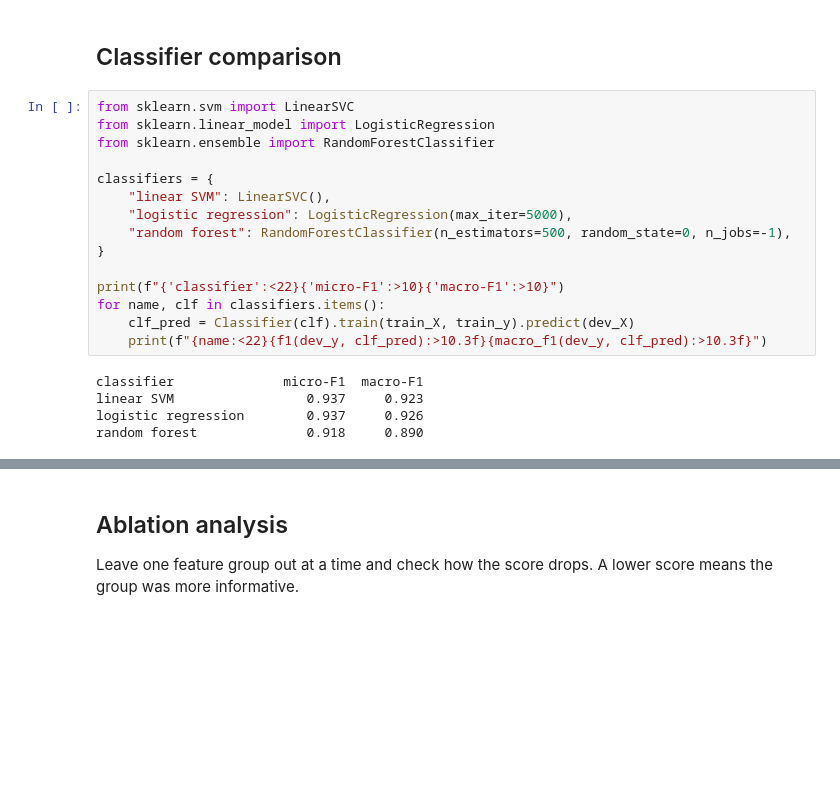
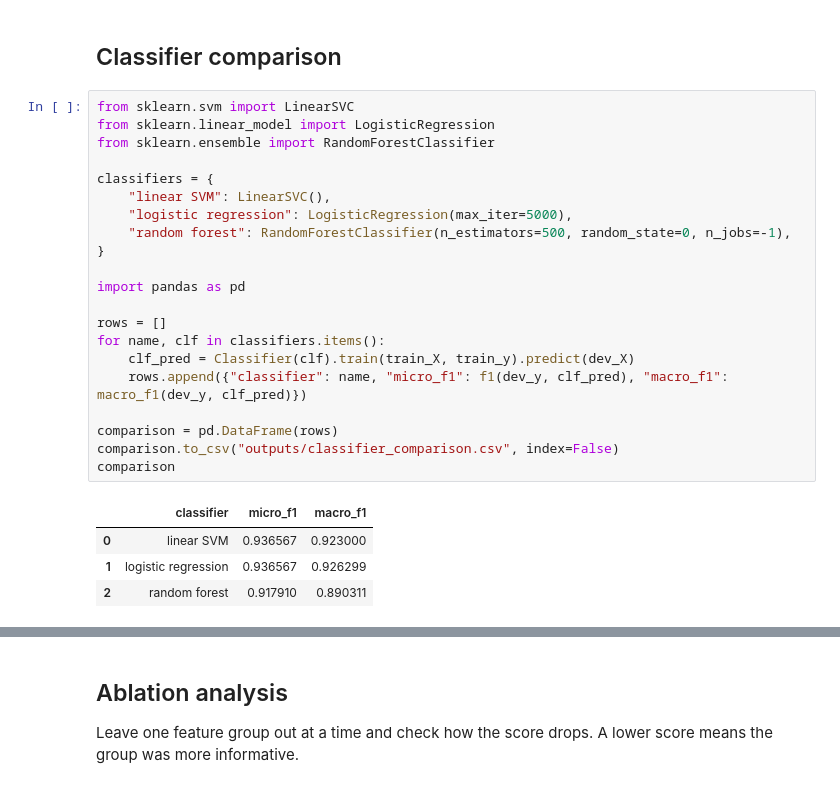
Before and after one commit to franciscacarneiro/TxMM_assignment3, a Jupyter notebook: attribution.ipynb, the cells around one changed output, grey strips where cells are left out. Saved outputs shown, nothing was run; the diff lists cells and outputs as text; blank space fills up the shorter version.

```diff
--- a/attribution.ipynb
+++ b/attribution.ipynb
@@ -45,20 +45,26 @@ Macro-F1  : 0.923
 # %%
 from sklearn.svm import LinearSVC
 from sklearn.linear_model import LogisticRegression
 from sklearn.ensemble import RandomForestClassifier
 
 classifiers = {
     "linear SVM": LinearSVC(),
     "logistic regression": LogisticRegression(max_iter=5000),
     "random forest": RandomForestClassifier(n_estimators=500, random_state=0, n_jobs=-1),
 }
 
-print(f"{'classifier':<22}{'micro-F1':>10}{'macro-F1':>10}")
+import pandas as pd
+
+rows = []
 for name, clf in classifiers.items():
     clf_pred = Classifier(clf).train(train_X, train_y).predict(dev_X)
-    print(f"{name:<22}{f1(dev_y, clf_pred):>10.3f}{macro_f1(dev_y, clf_pred):>10.3f}")
+    rows.append({"classifier": name, "micro_f1": f1(dev_y, clf_pred), "macro_f1": macro_f1(dev_y, clf_pred)})
+
+comparison = pd.DataFrame(rows)
+comparison.to_csv("outputs/classifier_comparison.csv", index=False)
+comparison
 # %% [output]
-classifier              micro-F1  macro-F1
-linear SVM                 0.937     0.923
-logistic regression        0.937     0.926
-random forest              0.918     0.890
+|  | classifier | micro_f1 | macro_f1 |
+| 0 | linear SVM | 0.936567 | 0.923000 |
+| 1 | logistic regression | 0.936567 | 0.926299 |
+| 2 | random forest | 0.917910 | 0.890311 |
```
Also changed, not shown: parts of 5 cells of this notebook, 6 other files.
